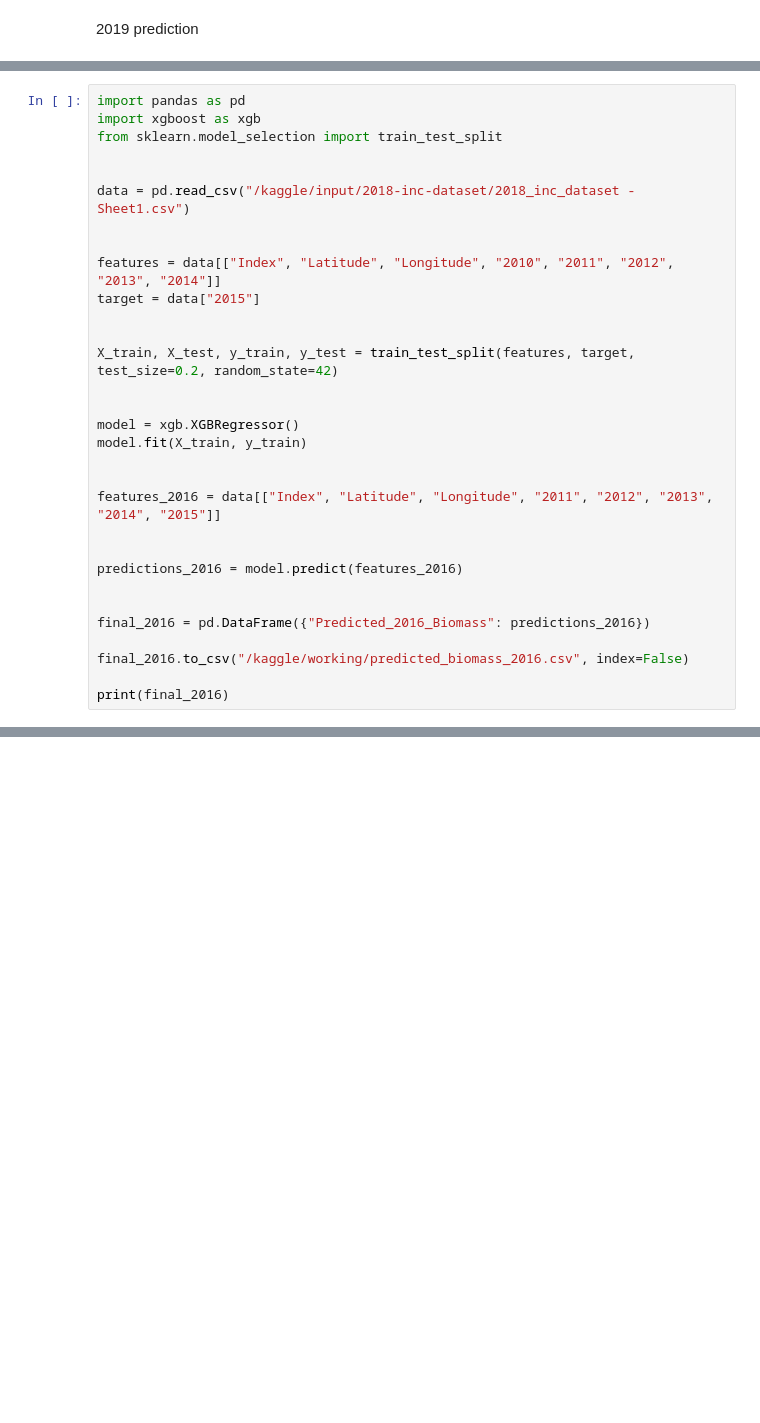
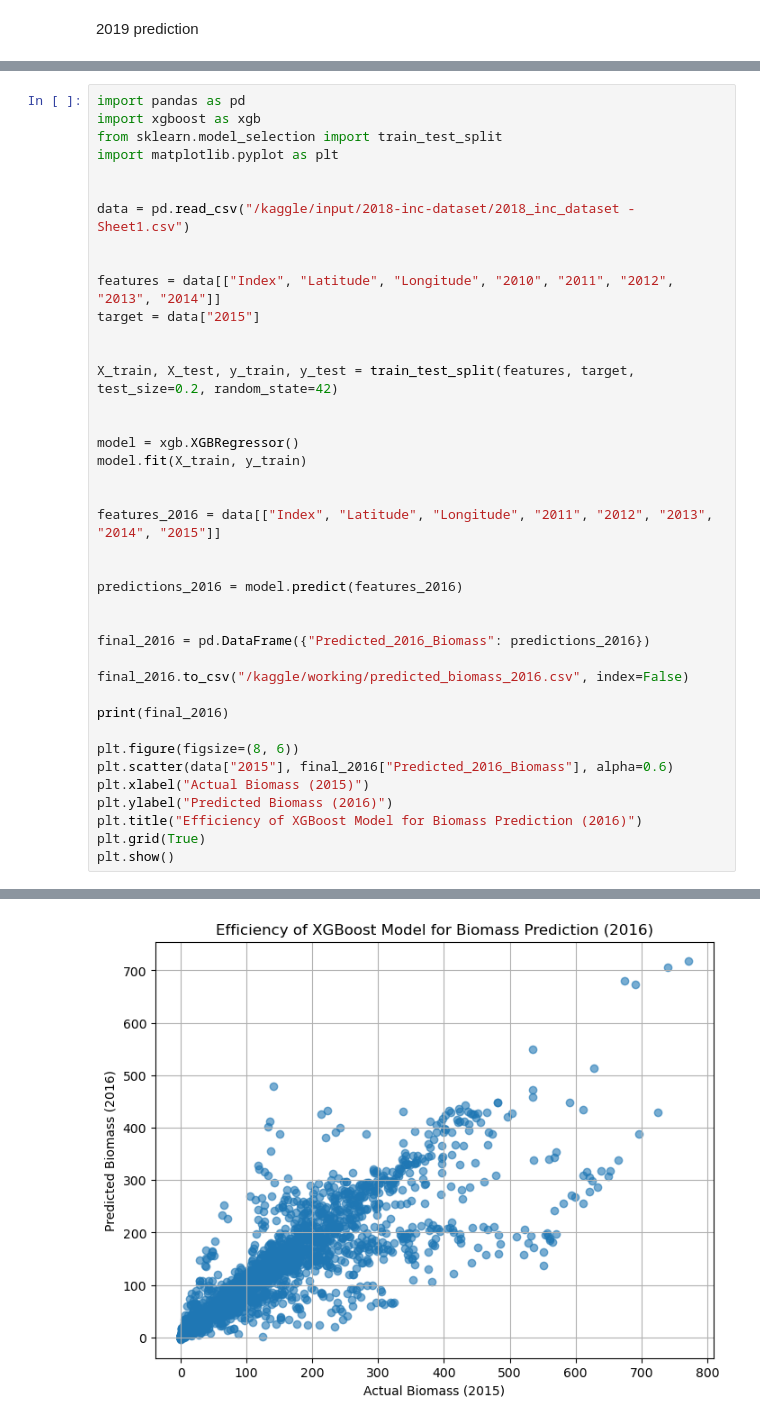
Before and after one commit to ajay/Shell_hackathon, a Jupyter notebook: xgboost-model.ipynb, the cells around one changed output, grey strips where cells are left out. Saved outputs shown, nothing was run; the diff lists cells and outputs as text; blank space fills up the shorter version.

```diff
--- a/xgboost-model.ipynb
+++ b/xgboost-model.ipynb
@@ -86,6 +105,7 @@ print(final_2019)
 import pandas as pd
 import xgboost as xgb
 from sklearn.model_selection import train_test_split
+import matplotlib.pyplot as plt
 
 
 data = pd.read_csv("/kaggle/input/2018-inc-dataset/2018_inc_dataset - Sheet1.csv")
@@ -101,30 +121,39 @@ X_train, X_test, y_train, y_test = train_test_split(features, target, test_size=
 model = xgb.XGBRegressor()
 model.fit(X_train, y_train)
 
 
 features_2016 = data[["Index", "Latitude", "Longitude", "2011", "2012", "2013", "2014", "2015"]]
 
 
 predictions_2016 = model.predict(features_2016)
 
 
 final_2016 = pd.DataFrame({"Predicted_2016_Biomass": predictions_2016})
 
 final_2016.to_csv("/kaggle/working/predicted_biomass_2016.csv", index=False)
 
 print(final_2016)
+
+plt.figure(figsize=(8, 6))
+plt.scatter(data["2015"], final_2016["Predicted_2016_Biomass"], alpha=0.6)
+plt.xlabel("Actual Biomass (2015)")
+plt.ylabel("Predicted Biomass (2016)")
+plt.title("Efficiency of XGBoost Model for Biomass Prediction (2016)")
+plt.grid(True)
+plt.show()
 # %% [output]
       Predicted_2016_Biomass
 0                   9.835328
 1                  32.545597
 2                  50.863327
 3                  83.666794
 4                  19.824831
 ...                      ...
 2413                6.791656
 2414                0.881771
 2415                0.912864
 2416                0.822019
 2417                0.152417
 
 [2418 rows x 1 columns]
+[figure, added]
```
Also changed, not shown: parts of 5 cells of this notebook.
